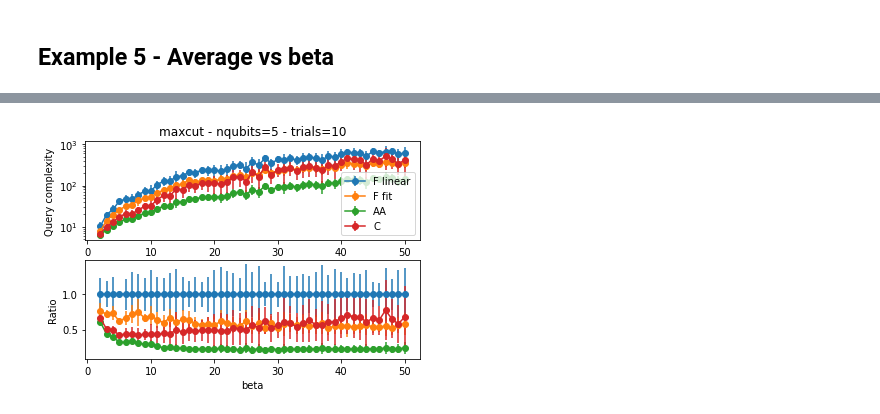
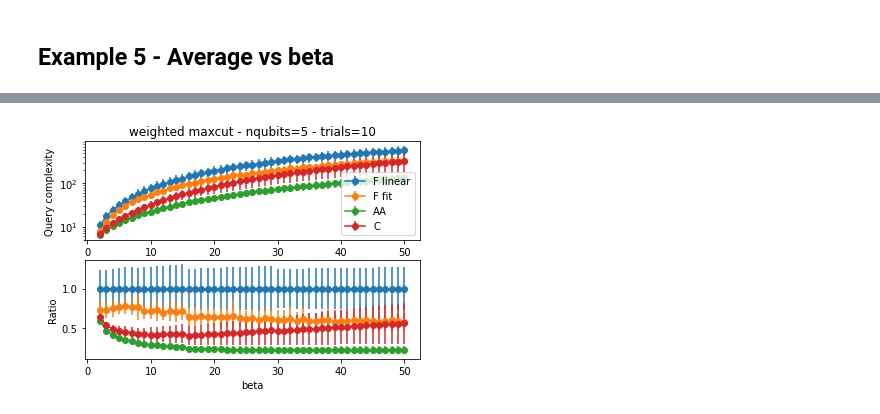
Before and after one commit to scarrazza/QITE, a Jupyter notebook: crosscheck.ipynb, the cells around one changed output, grey strips where cells are left out. Saved outputs shown, nothing was run; the diff lists cells and outputs as text; code cells hidden in the pictures.

```diff
--- a/crosscheck.ipynb
+++ b/crosscheck.ipynb
@@ -393,7 +391,7 @@ Cross-check: 73.69413618644278
 ntrials = 10
 
 # setup
-r = 100
+r = 10
 beta = 14
 npol = 5
 
@@ -416,13 +414,14 @@ for nqubits in range(2, 10):
     qc.append(np.zeros(ntrials))
     parameters.append(np.zeros(shape=(ntrials,npol-1)))
     for nt in range(ntrials):
-        model = FragmentedQuITE(nqubits, maxcut(nqubits, norm=40.0, random_graph=True), r, beta, Qu)
-        reference = model.reference_query()
-        a_ref, qampl_reference = model.reference_query_no_fragmentation()
+        model = FragmentedQuITE(nqubits, maxcut(nqubits, norm=40.0, random_graph=True), Qu)
+        reference = model.reference_query(r, beta)
+        a_ref, qampl_reference = model.reference_query_no_fragmentation(beta)
 
         initial_guess = np.zeros(npol-1)
         initial_guess[0] = 0.1
         result, params = model.minimize(myschedule, initial_parameters=initial_guess,
+                                        r=r, b=beta,
                                         method='COBYLA', options={'maxiter':50000})
         qref[nqubits-2][nt] = reference
         qopt[nqubits-2][nt] = result
@@ -504,26 +503,27 @@ def myschedule(t, params):
     return f
 
 beta_range = range(2, 51)
-for beta in beta_range:
-    #r = np.int64(np.ceil(beta/3))
-    #r = np.int64(np.ceil(beta/2))
-    r = np.int64(np.ceil(2*beta))
-    qref.append(np.zeros(ntrials))
-    qopt.append(np.zeros(ntrials))
-    qampl.append(np.zeros(ntrials))
-    qc.append(np.zeros(ntrials))
-    parameters.append(np.zeros(shape=(ntrials, npol-1)))
-    print('beta', beta)
+qref = np.zeros(shape=(len(beta_range),ntrials))
+qopt = np.zeros(shape=(len(beta_range),ntrials))
+qampl = np.zeros(shape=(len(beta_range),ntrials))
+qc = np.zeros(shape=(len(beta_range),ntrials))
+parameters = np.zeros(shape=(len(beta_range), ntrials, npol-1))
 
-    for nt in range(ntrials):
-        model = FragmentedQuITE(nqubits, weighted_maxcut(nqubits, norm=40.0,
-                                random_graph=True), r, beta, Qu)
-        reference = model.reference_query()
-        a_ref, ampl_ref = model.reference_query_no_fragmentation()
+for nt in range(ntrials):
+    print(f'trial={nt}')
+    model = FragmentedQuITE(nqubits, weighted_maxcut(nqubits, norm=40.0,
+                            random_graph=True), Qu)
+    for beta in beta_range:
+        r = np.int64(np.ceil(2*beta))
+        print(f' beta={beta}')
+
+        reference = model.reference_query(r, beta)
+        a_ref, ampl_ref = model.reference_query_no_fragmentation(beta)
 
         initial_guess = np.zeros(npol-1)
         initial_guess[0] = 0.1
         result, params = model.minimize(myschedule, initial_parameters=initial_guess,
+                                        r=r, b=beta,
                                         method='COBYLA', options={'maxiter':50000})
 
         qref[beta-2][nt] = reference
@@ -576,27 +577,27 @@ beta 50
 # %%
 fig, axs = plt.subplots(2)
-axs[0].set_title('maxcut - nqubits=%d - trials=%d' % (nqubits, ntrials))
+axs[0].set_title('weighted maxcut - nqubits=%d - trials=%d' % (nqubits, ntrials))
 axs[0].errorbar(beta_range, np.mean(qref, axis=1),
              yerr=np.std(qref, axis=1), marker='o', label='F linear')
 axs[0].errorbar(beta_range, np.nanmean(qopt, axis=1),
              yerr=np.nanstd(qopt, axis=1), marker='o', label='F fit')
 axs[0].errorbar(beta_range, np.nanmean(qampl, axis=1),
              yerr=np.nanstd(qampl, axis=1), marker='o', label='AA')
 axs[0].errorbar(beta_range, np.nanmean(qc, axis=1),
              yerr=np.nanstd(qc, axis=1), marker='o', label='C')
 axs[0].set_yscale('log')
 axs[0].legend();
 axs[0].set_ylabel('Query complexity')
 axs[1].errorbar(beta_range, np.mean(qref, axis=1)/np.mean(qref, axis=1),
              yerr=np.std(qref, axis=1)/np.mean(qref, axis=1), marker='o')
 axs[1].errorbar(beta_range, np.nanmean(qopt, axis=1)/np.mean(qref, axis=1),
              yerr=np.nanstd(qopt, axis=1)/np.mean(qref, axis=1), marker='o')
 axs[1].errorbar(beta_range, np.nanmean(qampl, axis=1)/np.mean(qref, axis=1),
              yerr=np.nanstd(qampl, axis=1)/np.mean(qref, axis=1), marker='o')
 axs[1].errorbar(beta_range, np.nanmean(qc, axis=1)/np.mean(qref, axis=1),
              yerr=np.nanstd(qc, axis=1)/np.mean(qref, axis=1), marker='o')
 axs[1].set_xlabel('beta')
 axs[1].set_ylabel('Ratio');
 plt.savefig('avg_maxcut_nqubits%d_pol5.png' % (nqubits), bbox_inches='tight')
 # %% [output]
-[figure, old version]
+[figure, new version]
```
Also changed, not shown: parts of 4 cells of this notebook.
